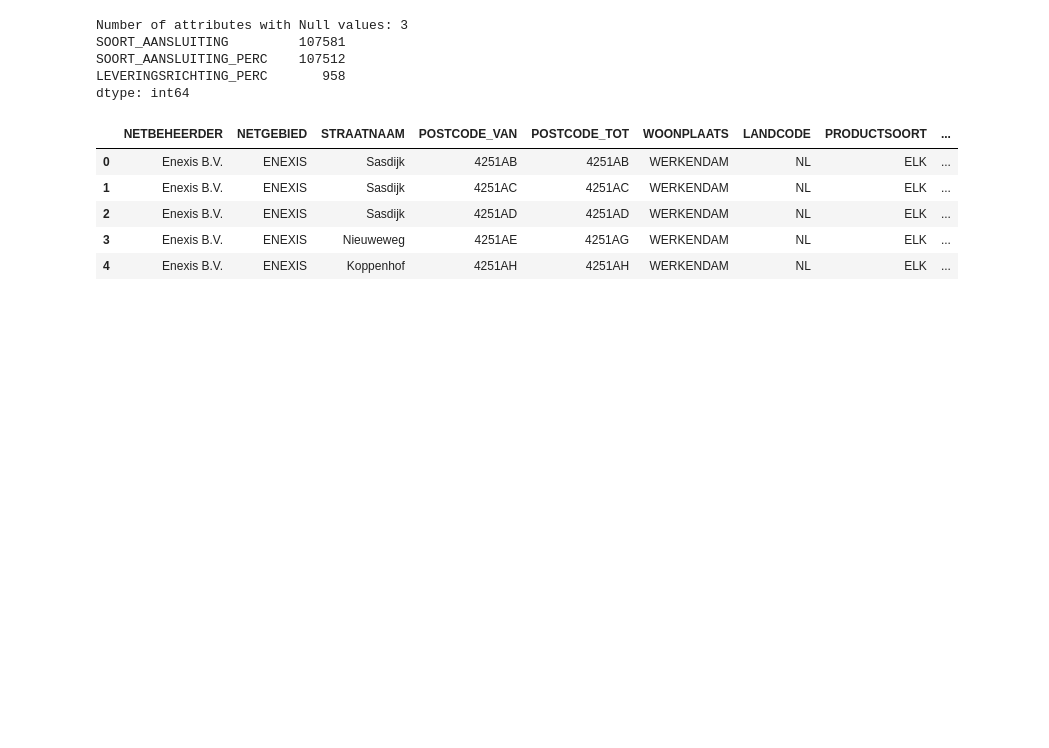
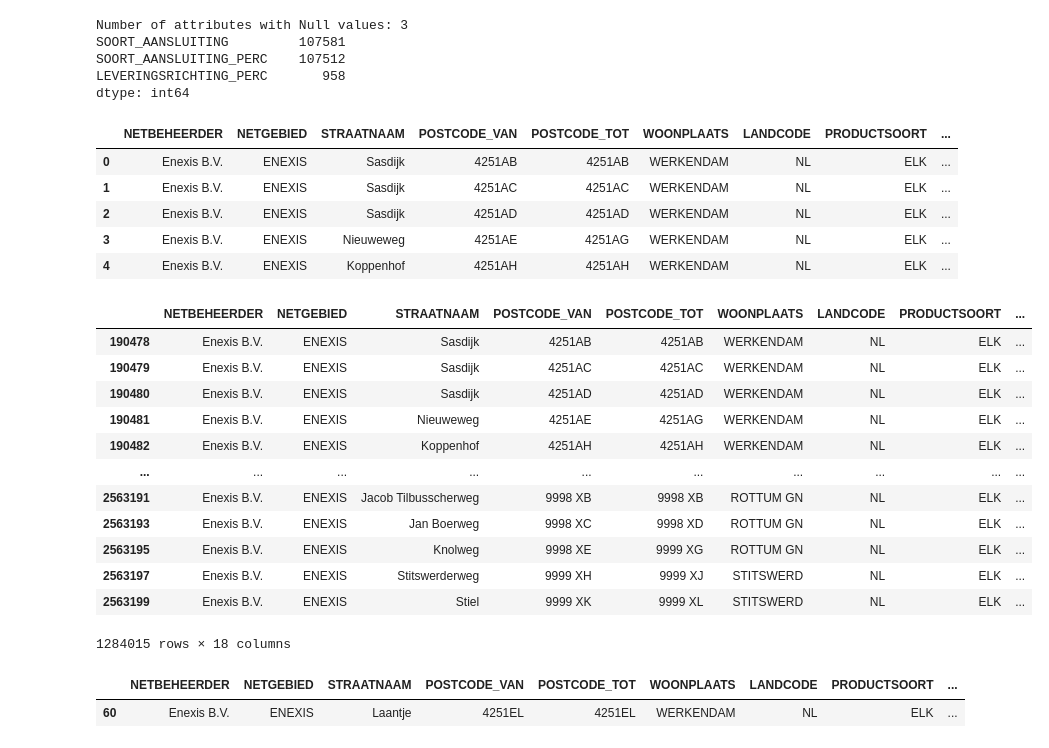
Before and after one commit to processminery/jads_enexis, a Jupyter notebook: notebooks/Enexis Kleinverbruikgegevens dataset.ipynb, the cells around one changed output. Saved outputs shown, nothing was run; the diff lists cells and outputs as text; code cells hidden in the pictures; blank space fills up the shorter version.

```diff
--- a/notebooks/Enexis Kleinverbruikgegevens dataset.ipynb
+++ b/notebooks/Enexis Kleinverbruikgegevens dataset.ipynb
@@ -70,3 +70,5 @@ Index(['NETBEHEERDER', 'NETGEBIED', 'STRAATNAAM', 'POSTCODE_VAN',
       dtype='object')
 # %%
 #df["SOORT_AANSLUITING"].value_counts(dropna=False)
+df = df.astype({'JAAR':'int64'})
+df.info()
@@ -98,3 +118,24 @@ df.head()
 | 2 | Enexis B.V. | ENEXIS | Sasdijk | 4251AD | 4251AD | WERKENDAM | NL | ELK | ... |
 | 3 | Enexis B.V. | ENEXIS | Nieuweweg | 4251AE | 4251AG | WERKENDAM | NL | ELK | ... |
 | 4 | Enexis B.V. | ENEXIS | Koppenhof | 4251AH | 4251AH | WERKENDAM | NL | ELK | ... |
+# %%
+df[df["JAAR"] > 2010]
+# %% [output]
+|  | NETBEHEERDER | NETGEBIED | STRAATNAAM | POSTCODE_VAN | POSTCODE_TOT | WOONPLAATS | LANDCODE | PRODUCTSOORT | ... |
+| 190478 | Enexis B.V. | ENEXIS | Sasdijk | 4251AB | 4251AB | WERKENDAM | NL | ELK | ... |
+| 190479 | Enexis B.V. | ENEXIS | Sasdijk | 4251AC | 4251AC | WERKENDAM | NL | ELK | ... |
+| 190480 | Enexis B.V. | ENEXIS | Sasdijk | 4251AD | 4251AD | WERKENDAM | NL | ELK | ... |
+| 190481 | Enexis B.V. | ENEXIS | Nieuweweg | 4251AE | 4251AG | WERKENDAM | NL | ELK | ... |
+| 190482 | Enexis B.V. | ENEXIS | Koppenhof | 4251AH | 4251AH | WERKENDAM | NL | ELK | ... |
+| ... | ... | ... | ... | ... | ... | ... | ... | ... | ... |
+| 2563191 | Enexis B.V. | ENEXIS | Jacob Tilbusscherweg | 9998 XB | 9998 XB | ROTTUM GN | NL | ELK | ... |
+| 2563193 | Enexis B.V. | ENEXIS | Jan Boerweg | 9998 XC | 9998 XD | ROTTUM GN | NL | ELK | ... |
+| 2563195 | Enexis B.V. | ENEXIS | Knolweg | 9998 XE | 9999 XG | ROTTUM GN | NL | ELK | ... |
+| 2563197 | Enexis B.V. | ENEXIS | Stitswerderweg | 9999 XH | 9999 XJ | STITSWERD | NL | ELK | ... |
+| 2563199 | Enexis B.V. | ENEXIS | Stiel | 9999 XK | 9999 XL | STITSWERD | NL | ELK | ... |
+1284015 rows × 18 columns
+# %%
+df[df.POSTCODE_VAN == "4251EL"]
+# %% [output]
+|  | NETBEHEERDER | NETGEBIED | STRAATNAAM | POSTCODE_VAN | POSTCODE_TOT | WOONPLAATS | LANDCODE | PRODUCTSOORT | ... |
+| 60 | Enexis B.V. | ENEXIS | Laantje | 4251EL | 4251EL | WERKENDAM | NL | ELK | ... |
```
Also changed, not shown: parts of 20 cells of this notebook, 1 other file.
